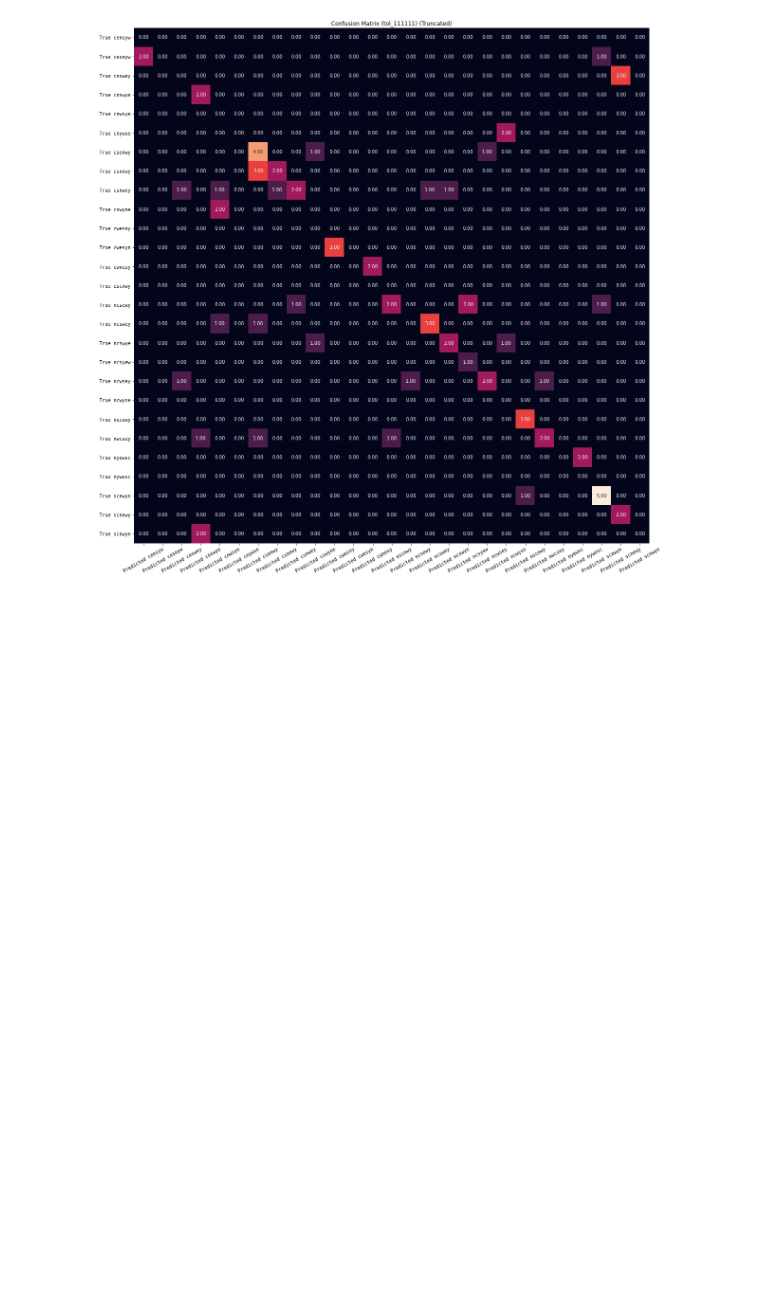
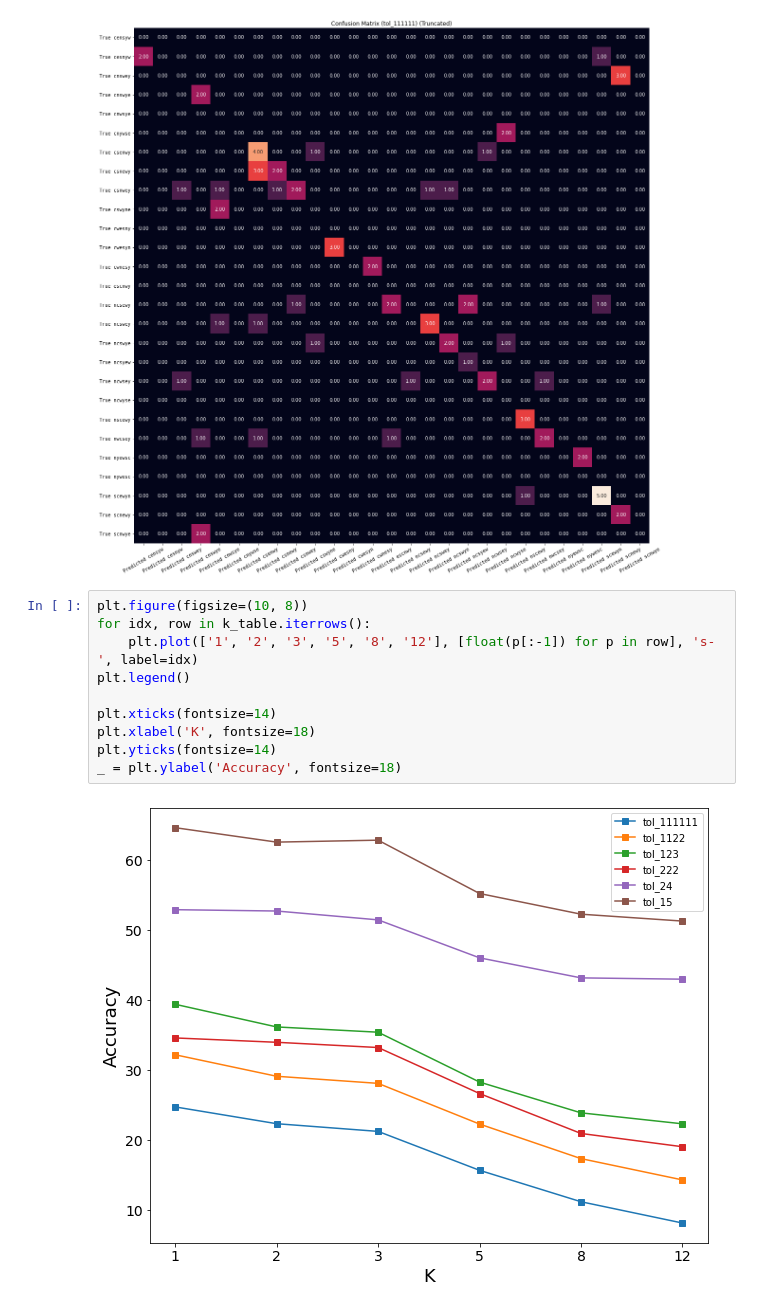
Before and after one commit to DaiDai924/ML_project-Mobile_Notifications_Sequence, a Jupyter notebook: models/KNN/knn.ipynb, the cells around one changed output. Saved outputs shown, nothing was run; the diff lists cells and outputs as text; blank space fills up the shorter version.

Commit message:
visualization of k relation

```diff
--- a/models/KNN/knn.ipynb
+++ b/models/KNN/knn.ipynb
@@ -429,3 +429,15 @@ scnywe     100.00%    14.29%
 wcysne     100.00%    50.00%
 ynwesc     100.00%   100.00%
 [figure]
+# %%
+plt.figure(figsize=(10, 8))
+for idx, row in k_table.iterrows():
+    plt.plot(['1', '2', '3', '5', '8', '12'], [float(p[:-1]) for p in row], 's-', label=idx)
+plt.legend()
+
+plt.xticks(fontsize=14)
+plt.xlabel('K', fontsize=18)
+plt.yticks(fontsize=14)
+_ = plt.ylabel('Accuracy', fontsize=18)
+# %% [output]
+[figure, added]
```
